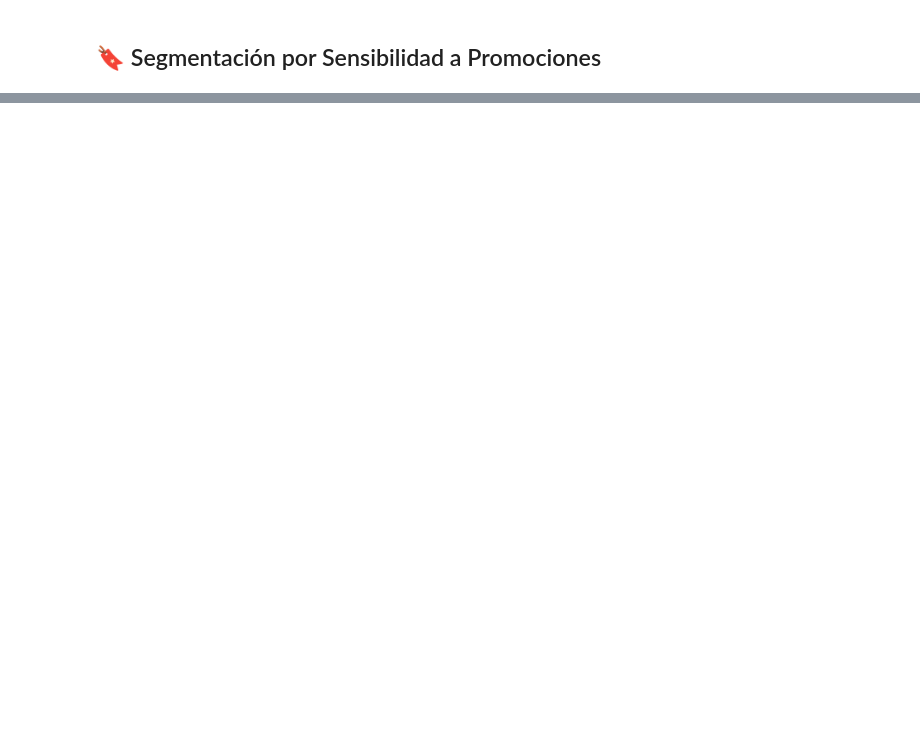
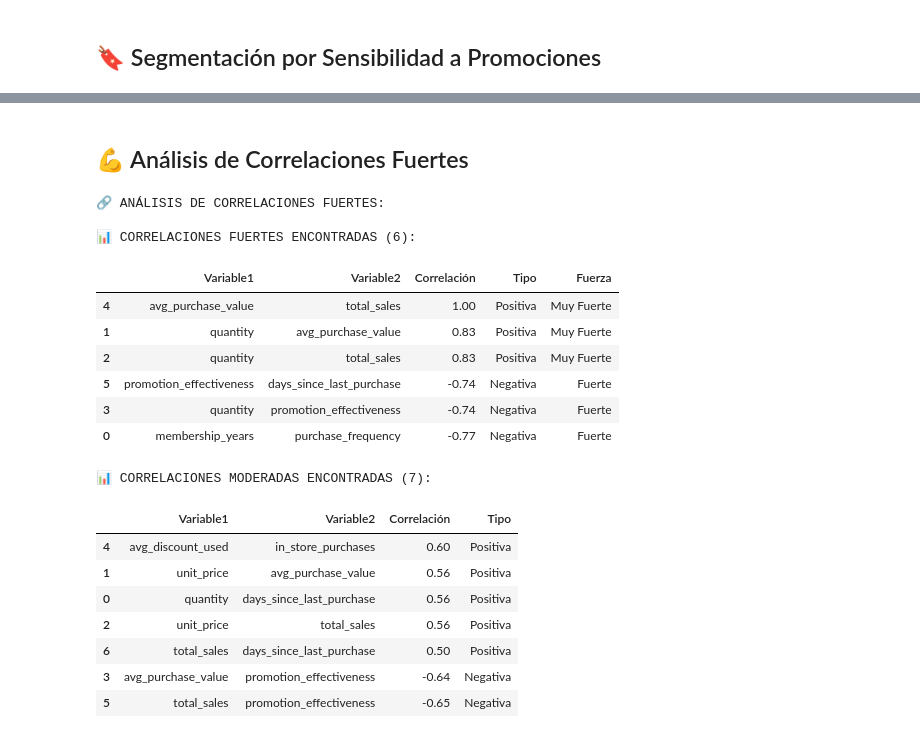
Before and after one commit to ChurnGuard/ChurnInsight, a Jupyter notebook: data-science/notebooks/Data_Analyst.ipynb, the cells around one changed output, grey strips where cells are left out. Cells and saved outputs as stored; diff of their text form; code cells hidden in the pictures; blank space fills up the shorter version.

```diff
--- a/data-science/notebooks/Data_Analyst.ipynb
+++ b/data-science/notebooks/Data_Analyst.ipynb
@@ -1567,0 +1635,74 @@ if all(col in df_promo.columns for col in ['promo_flag', 'avg_discount_used']):
+# %% [markdown]
+## 💪 Análisis de Correlaciones Fuertes
+# %%
+print("\n🔗 ANÁLISIS DE CORRELACIONES FUERTES:")
+
+# Encontrar correlaciones fuertes (abs(corr) > 0.7)
+strong_correlations = []
+
+for i in range(len(correlation_matrix.columns)):
+    for j in range(i+1, len(correlation_matrix.columns)):
+        corr_value = correlation_matrix.iloc[i, j]
+        if abs(corr_value) > 0.7:
+            var1 = correlation_matrix.columns[i]
+            var2 = correlation_matrix.columns[j]
+            strong_correlations.append({
+                'Variable1': var1,
+                'Variable2': var2,
+                'Correlación': corr_value,
+                'Tipo': 'Positiva' if corr_value > 0 else 'Negativa',
+                'Fuerza': 'Muy Fuerte' if abs(corr_value) > 0.8 else 'Fuerte'
+            })
+
+strong_corr_df = pd.DataFrame(strong_correlations).sort_values('Correlación', ascending=False)
+
+if len(strong_corr_df) > 0:
+    print(f"\n📊 CORRELACIONES FUERTES ENCONTRADAS ({len(strong_corr_df)}):")
+    display(strong_corr_df)
+else:
+    print("\nℹ️ No se encontraron correlaciones muy fuertes (|r| > 0.7)")
+
+# Encontrar correlaciones moderadas (0.5 < |corr| <= 0.7)
+moderate_correlations = []
+
+for i in range(len(correlation_matrix.columns)):
+    for j in range(i+1, len(correlation_matrix.columns)):
+        corr_value = correlation_matrix.iloc[i, j]
+        if 0.5 < abs(corr_value) <= 0.7:
+            var1 = correlation_matrix.columns[i]
+            var2 = correlation_matrix.columns[j]
+            moderate_correlations.append({
+                'Variable1': var1,
+                'Variable2': var2,
+                'Correlación': corr_value,
+                'Tipo': 'Positiva' if corr_value > 0 else 'Negativa'
+            })
+
+moderate_corr_df = pd.DataFrame(moderate_correlations).sort_values('Correlación', ascending=False)
+
+if len(moderate_corr_df) > 0:
+    print(f"\n📊 CORRELACIONES MODERADAS ENCONTRADAS ({len(moderate_corr_df)}):")
+    # Mostrar solo las top 10
+    display(moderate_corr_df.head(10))
+else:
+    print("\nℹ️ No se encontraron correlaciones moderadas (0.5 < |r| <= 0.7)")
+# %% [output]
+🔗 ANÁLISIS DE CORRELACIONES FUERTES:
+
+📊 CORRELACIONES FUERTES ENCONTRADAS (6):
+|  | Variable1 | Variable2 | Correlación | Tipo | Fuerza |
+| 4 | avg_purchase_value | total_sales | 1.00 | Positiva | Muy Fuerte |
+| 1 | quantity | avg_purchase_value | 0.83 | Positiva | Muy Fuerte |
+| 2 | quantity | total_sales | 0.83 | Positiva | Muy Fuerte |
+| 5 | promotion_effectiveness | days_since_last_purchase | -0.74 | Negativa | Fuerte |
+| 3 | quantity | promotion_effectiveness | -0.74 | Negativa | Fuerte |
+| 0 | membership_years | purchase_frequency | -0.77 | Negativa | Fuerte |
+📊 CORRELACIONES MODERADAS ENCONTRADAS (7):
+|  | Variable1 | Variable2 | Correlación | Tipo |
+| 4 | avg_discount_used | in_store_purchases | 0.60 | Positiva |
+| 1 | unit_price | avg_purchase_value | 0.56 | Positiva |
+| 0 | quantity | days_since_last_purchase | 0.56 | Positiva |
+| 2 | unit_price | total_sales | 0.56 | Positiva |
+| 6 | total_sales | days_since_last_purchase | 0.50 | Positiva |
+| 3 | avg_purchase_value | promotion_effectiveness | -0.64 | Negativa |
+| 5 | total_sales | promotion_effectiveness | -0.65 | Negativa |
```
Also changed, not shown: parts of 13 cells of this notebook.
